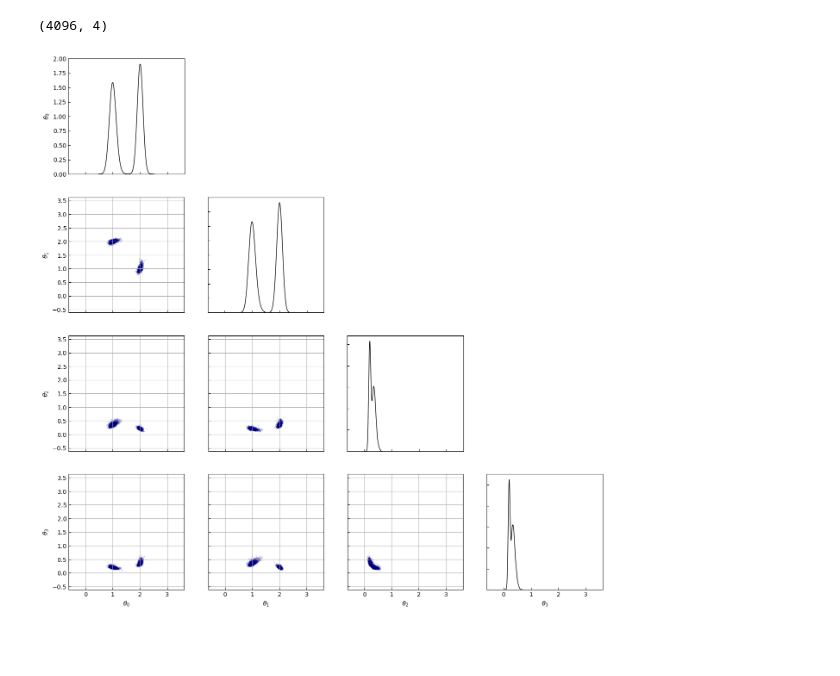
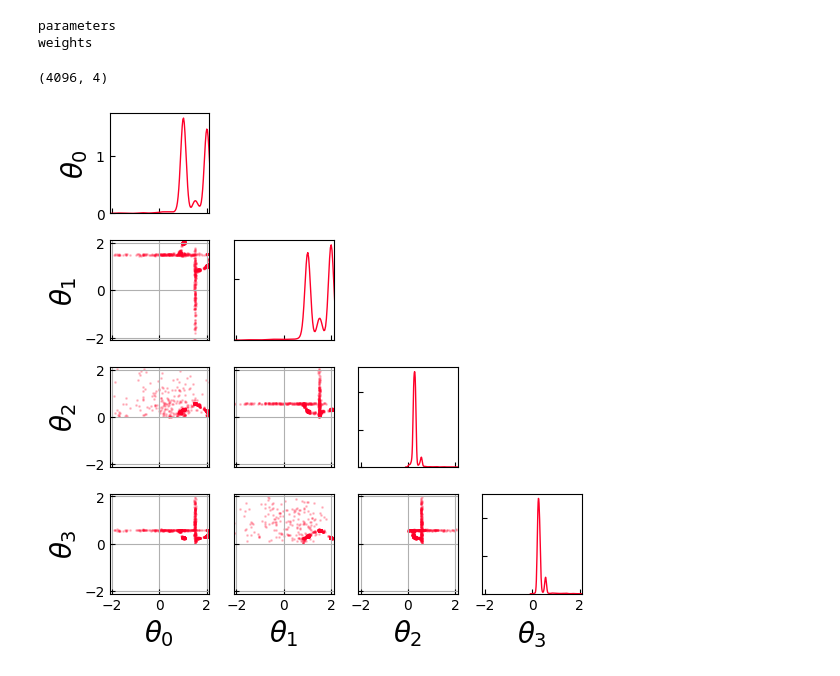
Before and after one commit to jgwiese/mcmc_bnn_symmetry, a Jupyter notebook: notebooks/99_other/fruehwirth_schnatter.ipynb, the cells around one changed output. Cells and saved outputs as stored; diff of their text form; code cells hidden in the pictures; blank space fills up the shorter version.

```diff
--- a/notebooks/99_other/fruehwirth_schnatter.ipynb
+++ b/notebooks/99_other/fruehwirth_schnatter.ipynb
@@ -26,9 +24,9 @@ import seaborn as sns
 rng_key = jax.random.PRNGKey(0)
 # %%
 rng_key, rng_key_ = jax.random.split(rng_key)
-x_a = distributions.Normal(jnp.array([1.0]), jnp.array([0.3])).sample(rng_key_, (50, ))
+x_a = distributions.Normal(jnp.array([1.0]), jnp.array([0.3])).sample(rng_key_, (512, ))
 rng_key, rng_key_ = jax.random.split(rng_key)
-x_b = distributions.Normal(jnp.array([2.0]), jnp.array([0.25])).sample(rng_key_, (50, ))
+x_b = distributions.Normal(jnp.array([2.0]), jnp.array([0.25])).sample(rng_key_, (512, ))
 rng_key, rng_key_ = jax.random.split(rng_key)
 #x_c = distributions.Normal(jnp.array([4.0]), jnp.array([0.5])).sample(rng_key_, (50, ))
 x = jnp.concatenate([x_a, x_b]).squeeze()
@@ -100,0 +77,13 @@ samples_parameters = jnp.concatenate([means, stds], -1)
+# %%
+kernel = numpyro.infer.NUTS(model)
+mcmc = numpyro.infer.MCMC(
+        kernel,
+        num_warmup=128,
+        num_samples=32,
+        num_chains=128,
+        progress_bar=True,
+    )
+# %%
+mcmc.run(rng_key, x)
+# %%
+samples = mcmc.get_samples()
@@ -101,18 +146,26 @@ samples_parameters = jnp.concatenate([means, stds], -1)
+# %%
+samples_parameters = samples["parameters"].reshape((-1, 2 * k), order="F")
+for key in samples.keys():
+    print(key)
+# %% [output]
+parameters
+weights
 # %%
 print(samples_parameters.shape)
 figure = visualization.TriangleFigure(
-    prefix=r"\theta",
-    ax_width=4.0,
-    ax_height=4.0,
-    settings=visualization.TriangleSettings(
-        scatter_settings=visualization.ScatterSettings(alpha=0.1, size=1.0),
-        shift=True
+    settings=settings.SettingsTriangleFigure(
+        prefix=r"\theta",
+        settings_scatter=settings.SettingsScatter(
+            alpha=0.2,
+            size=1.0
+        ),
+        label_size=20
     )
 )
 figure.plot(data_list=[samples_parameters])
 # %% [output]
 (4096, 4)
-[figure, old version]
+[figure, new version]
 # %%
 sele_1 = np.argwhere((samples_parameters[:, 1] <= 1.5) * 1.0).squeeze()
 sele_2 = np.argwhere((samples_parameters[:, 1] > 1.5) * 1.0).squeeze()
```
Also changed, not shown: parts of 16 cells of this notebook, 53 other files.
